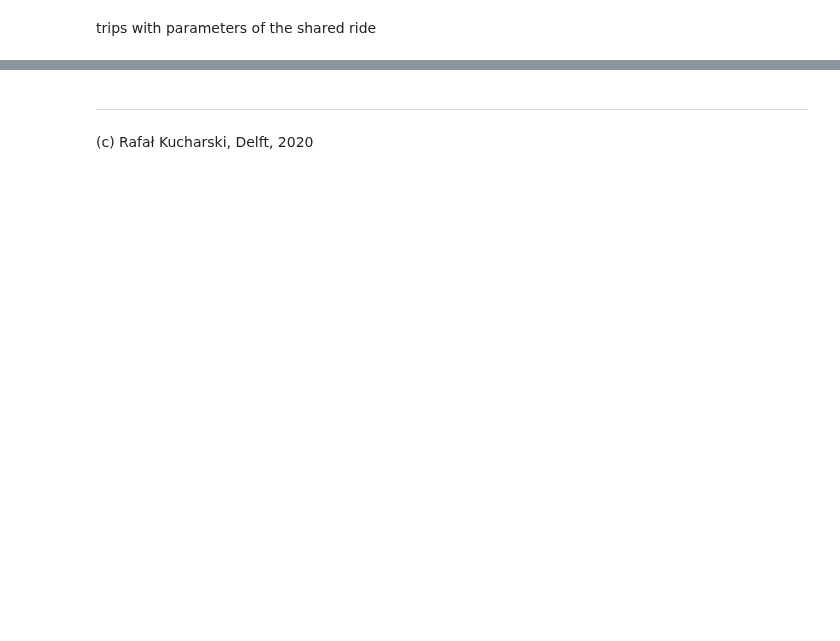
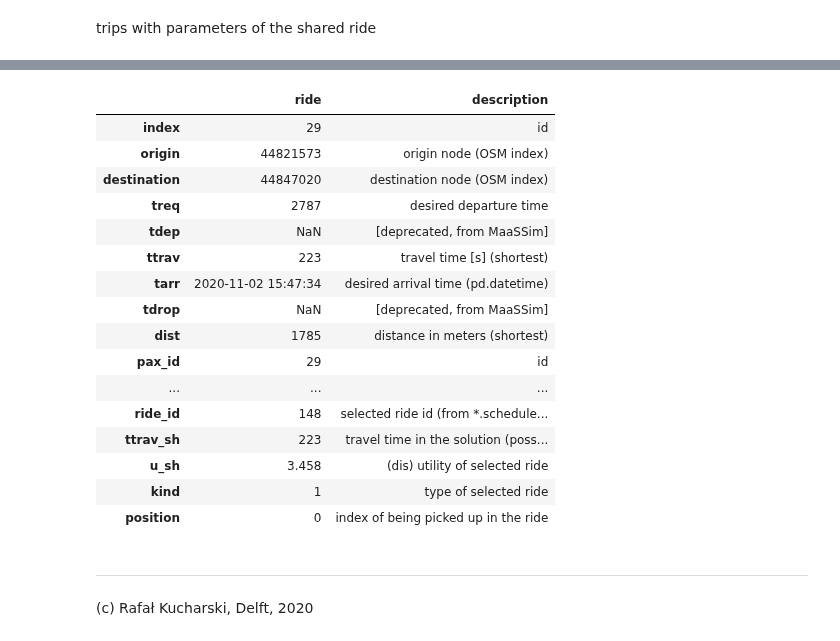
Before and after one commit to RafalKucharskiPK/ExMAS, a Jupyter notebook: ExMAS/notebooks/ExMAS.ipynb, the cells around one changed output, grey strips where cells are left out. Cells and saved outputs as stored; diff of their text form; code cells hidden in the pictures; blank space fills up the shorter version.

```diff
--- a/ExMAS/notebooks/ExMAS.ipynb
+++ b/ExMAS/notebooks/ExMAS.ipynb
@@ -128,3 +149,26 @@ inData.sblts.requests.sample(5)
+# %%
+trip =inData.sblts.requests.sample(1).T
+trip['d'] = ExMAS.utils.trips_DESCRIPTIONS
+trip.columns = ['ride', 'description']
+trip
+# %% [output]
+|  | ride | description |
+| index | 29 | id |
+| origin | 44821573 | origin node (OSM index) |
+| destination | 44847020 | destination node (OSM index) |
+| treq | 2787 | desired departure time |
+| tdep | NaN | [deprecated, from MaaSSim] |
+| ttrav | 223 | travel time [s] (shortest) |
+| tarr | 2020-11-02 15:47:34 | desired arrival time (pd.datetime) |
+| tdrop | NaN | [deprecated, from MaaSSim] |
+| dist | 1785 | distance in meters (shortest) |
+| pax_id | 29 | id |
+| ... | ... | ... |
+| ride_id | 148 | selected ride id (from *.schedule... |
+| ttrav_sh | 223 | travel time in the solution (poss... |
+| u_sh | 3.458 | (dis) utility of selected ride |
+| kind | 1 | type of selected ride |
+| position | 0 | index of being picked up in the ride |
 # %% [markdown]
 ---
 (c) Rafał Kucharski, Delft, 2020
```
Also changed, not shown: parts of 7 cells of this notebook, 1 other file.
